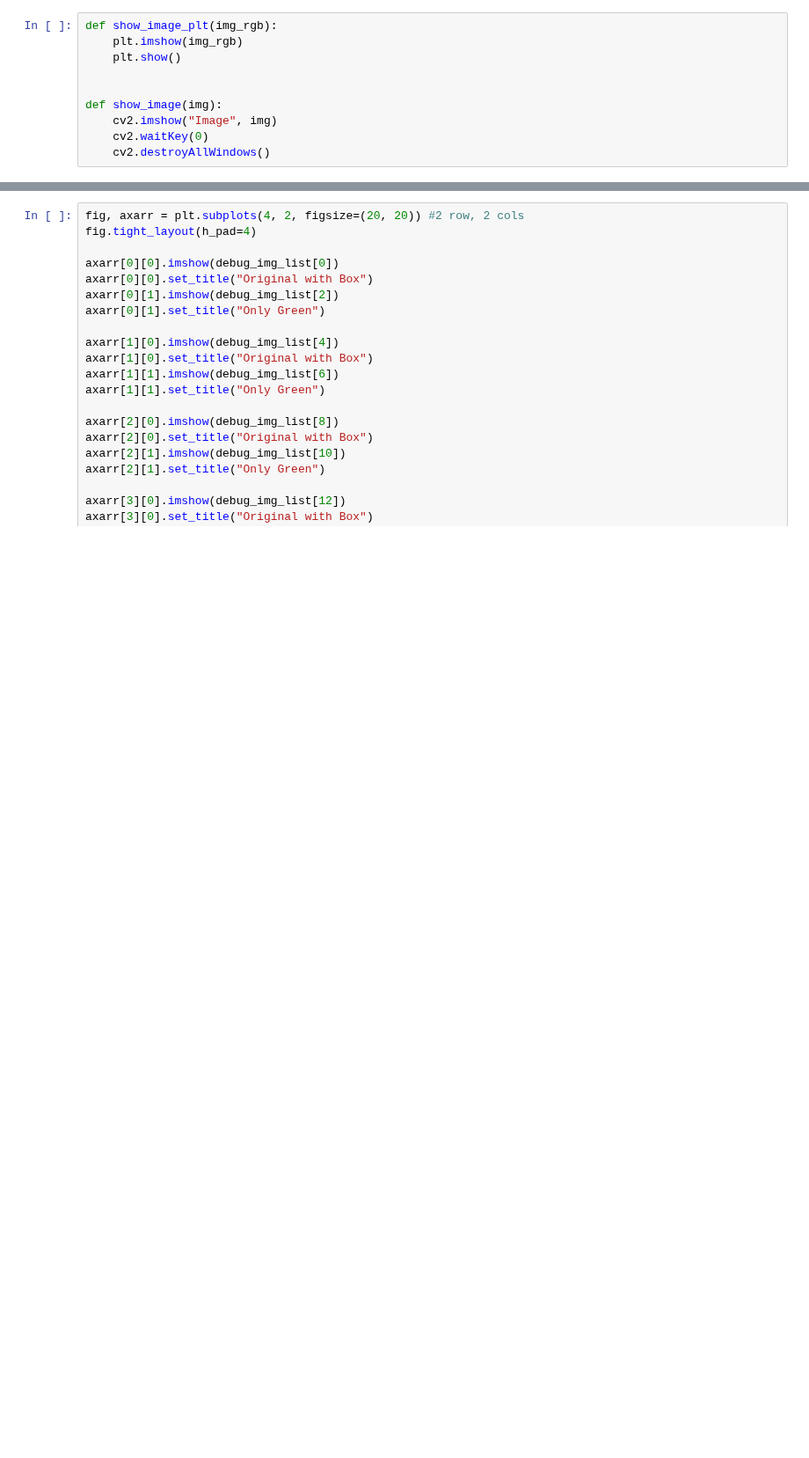
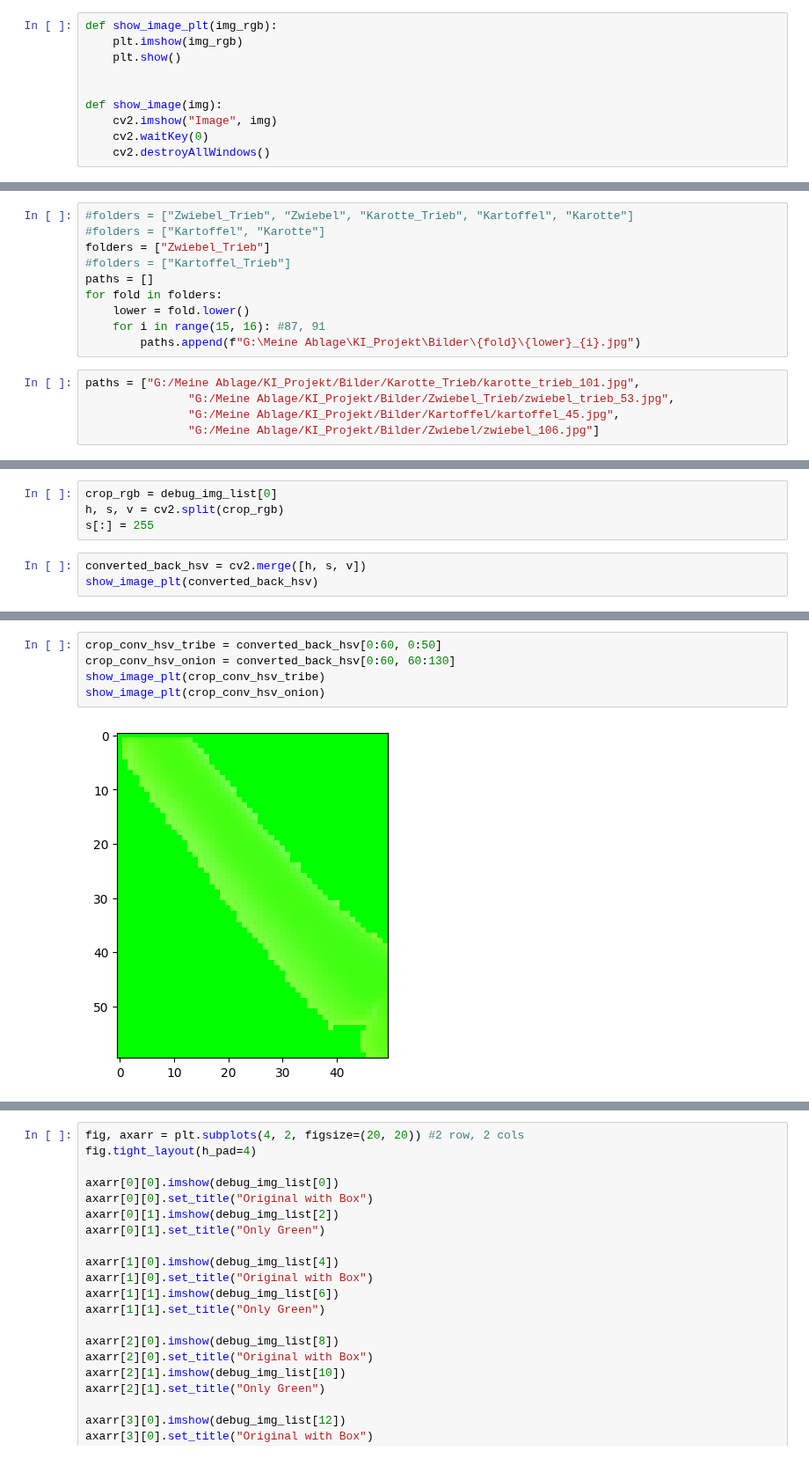
Before and after one commit to leons1396/AI_project, a Jupyter notebook: Image_processing/Preprocessing/debugging.ipynb, the cells around one changed output, grey strips where cells are left out. Shown at 88% size. Saved outputs shown, nothing was run; the diff lists cells and outputs as text; blank space fills up the shorter version.

Commit message:
[FEATURE]: NEW MASK FOR THE TRIBES

```diff
--- a/Image_processing/Preprocessing/debugging.ipynb
+++ b/Image_processing/Preprocessing/debugging.ipynb
@@ -213,4 +243,19 @@ def keep_object_remove_green(mask, cropped_vegi_seg_rgb):
 def count_green_pixels(binary_green_mask):
     #only count True boolean. These are my green pixels
     return binary_green_mask.sum()
+# %%
+#folders = ["Zwiebel_Trieb", "Zwiebel", "Karotte_Trieb", "Kartoffel", "Karotte"]
+#folders = ["Kartoffel", "Karotte"]
+folders = ["Zwiebel_Trieb"]
+#folders = ["Kartoffel_Trieb"]
+paths = []
+for fold in folders:
+    lower = fold.lower()
+    for i in range(15, 16): #87, 91
+        paths.append(f"G:\Meine Ablage\KI_Projekt\Bilder\{fold}\{lower}_{i}.jpg")
+# %%
+paths = ["G:/Meine Ablage/KI_Projekt/Bilder/Karotte_Trieb/karotte_trieb_101.jpg",
+               "G:/Meine Ablage/KI_Projekt/Bilder/Zwiebel_Trieb/zwiebel_trieb_53.jpg",
+               "G:/Meine Ablage/KI_Projekt/Bilder/Kartoffel/kartoffel_45.jpg",
+               "G:/Meine Ablage/KI_Projekt/Bilder/Zwiebel/zwiebel_106.jpg"]
 # %%
@@ -302,0 +375,7 @@ for i, path in enumerate(paths_debug):
+# %%
+crop_rgb = debug_img_list[0]
+h, s, v = cv2.split(crop_rgb)
+s[:] = 255
+# %%
+converted_back_hsv = cv2.merge([h, s, v])
+show_image_plt(converted_back_hsv)
@@ -302,0 +384,7 @@ for i, path in enumerate(paths_debug):
+# %%
+crop_conv_hsv_tribe = converted_back_hsv[0:60, 0:50]
+crop_conv_hsv_onion = converted_back_hsv[0:60, 60:130]
+show_image_plt(crop_conv_hsv_tribe)
+show_image_plt(crop_conv_hsv_onion)
+# %% [output]
+[figure, added]
```
Also changed, not shown: parts of 17 cells of this notebook, 1 other file.
